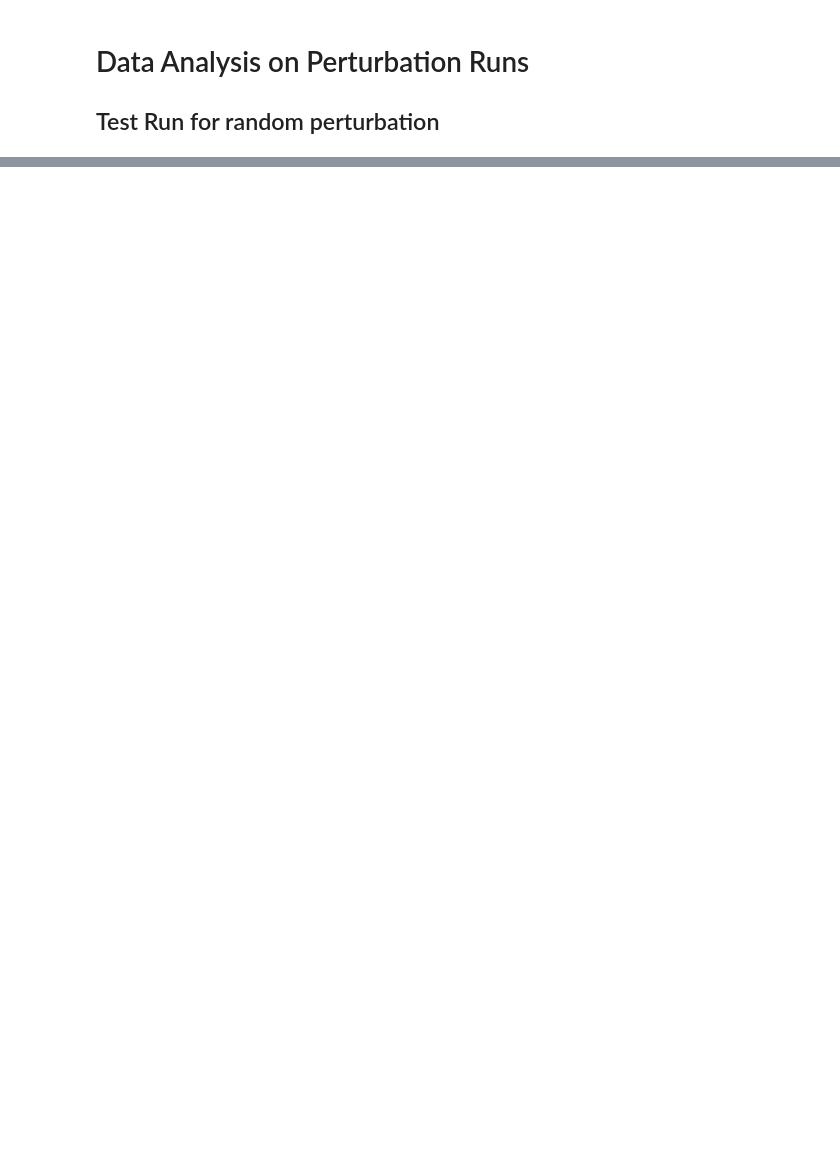
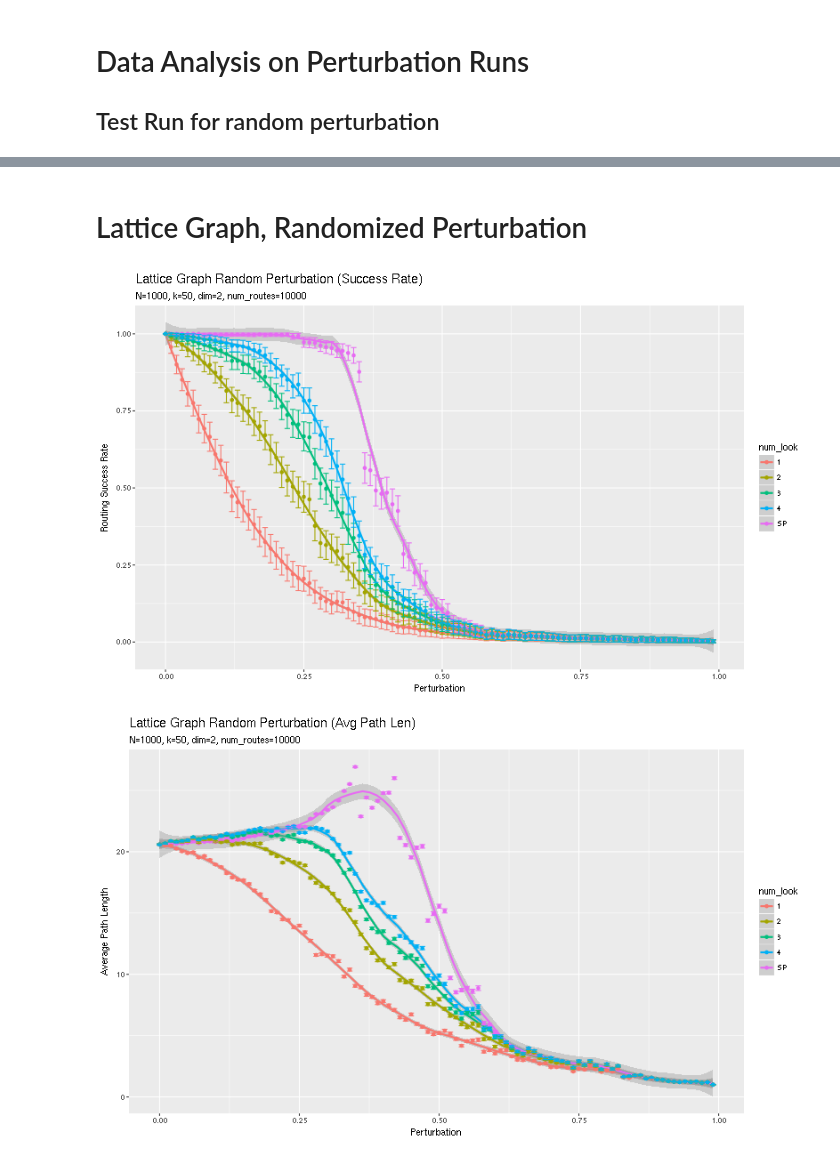
Before and after one commit to lacoperon/greedy_paths, a Jupyter notebook: perturb_analysis.ipynb, the cells around one changed output, grey strips where cells are left out. Saved outputs shown, nothing was run; the diff lists cells and outputs as text; code cells hidden in the pictures; blank space fills up the shorter version.

```diff
--- a/perturb_analysis.ipynb
+++ b/perturb_analysis.ipynb
@@ -6,0 +10,34 @@
+# %% [markdown]
+# Lattice Graph, Randomized Perturbation
+# %%
+%%R -w 800
+
+library(readr)
+
+df <- read_csv("./data/N_961_strat_random_STEP_0.01_graph_lattice_numroutes_10000_dim_2_k_50_numlookahead_5_rand_20884.csv")
+df$num_look <- factor(df$num_look)
+library(ggplot2)
+
+print(ggplot(df, aes(x=f, y=succ_rate, color=num_look)) + geom_smooth(span=.2) + geom_point() +
+    geom_errorbar(aes(ymin=succ_rate-succ_std, ymax=succ_rate+succ_std),
+                  width=.01) +
+    labs(title="Lattice Graph Random Perturbation (Success Rate)",
+         subtitle="N=1000, k=50, dim=2, num_routes=10000", x="Perturbation", y="Routing Success Rate"))
+
+print(ggplot(df, aes(x=f, y=avg_len, color=num_look)) + geom_smooth(span=.2) + geom_point() +
+    geom_errorbar(aes(ymin=avg_len-avg_std_dev, ymax=avg_len+avg_std_dev),
+                  width=.01) +
+    labs(title="Lattice Graph Random Perturbation (Avg Path Len)", subtitle="N=1000, k=50, dim=2, num_routes=10000",
+         x="Perturbation", y="Average Path Length"))
+
+print(ggplot(df, aes(x=f, y=giant_comp_size)) + geom_smooth(span=.2) + geom_point()+
+    labs(title="Lattice Graph Random Perturbation Giant Component Size", subtitle="N=1000, k=50, dim=2",
+         x="Perturbation", y="Giant Component Size"))
+
+
+ggplot(df, aes(x=f, y=avg_efficiency, color=num_look)) + geom_smooth(span=.2) + geom_point()+
+    labs(title="Lattice Graph Random Perturbation Routing Efficiency", subtitle="N=1000, k=50, dim=2",
+         x="Perturbation", y="Efficiency")
+# %% [output]
+[figure, added]
+[figure, added]
```
Also changed, not shown: parts of 11 cells of this notebook, 1 other file.
